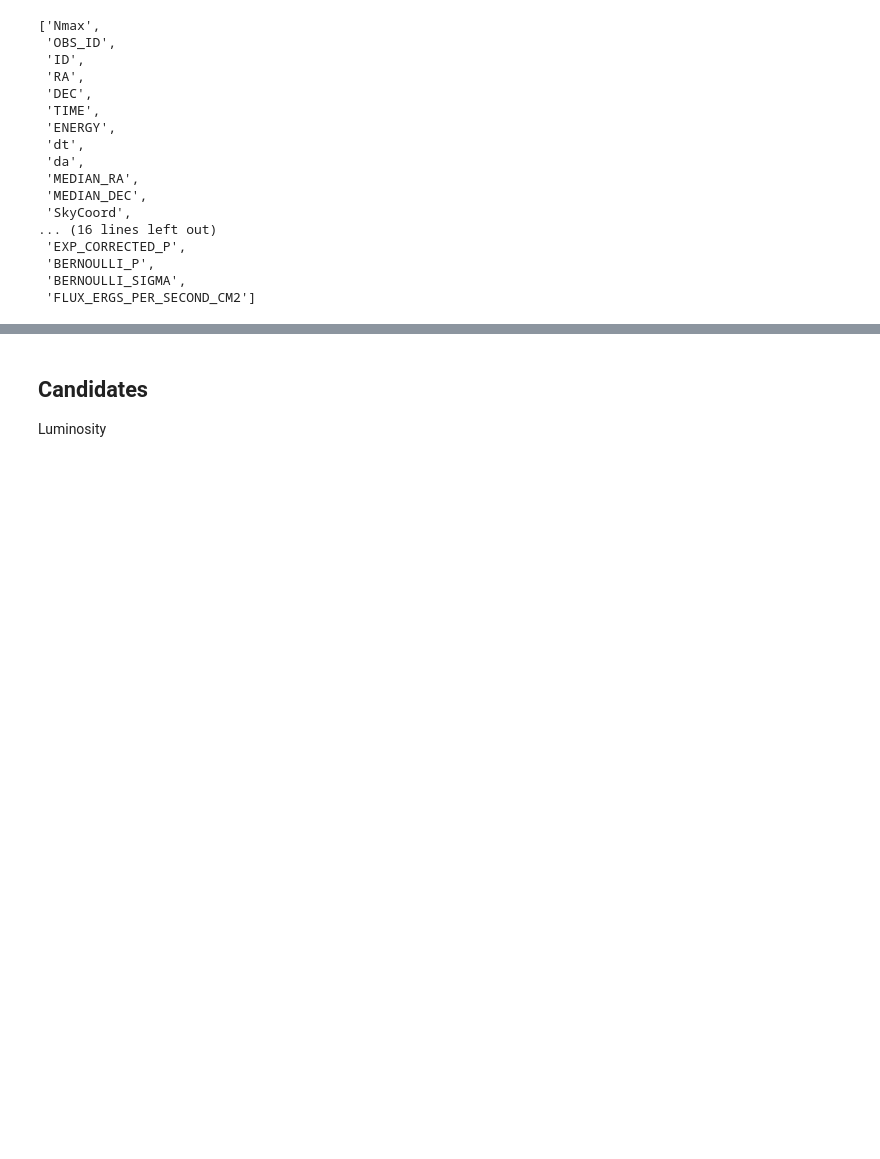
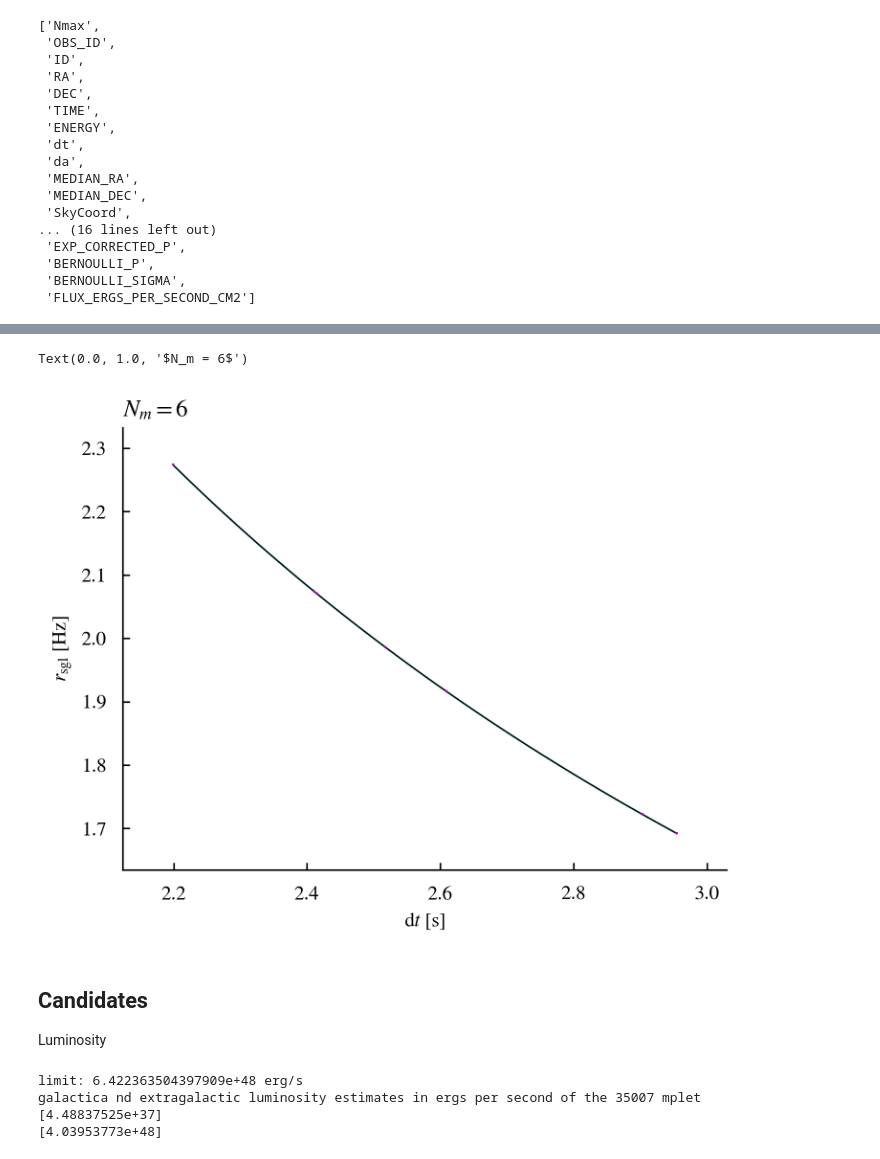
Before and after one commit to annanayjaitly/gamma_transients, a Jupyter notebook: testing/n4_analysis.ipynb, the cells around one changed output, grey strips where cells are left out. Drawn from its saved outputs; the diff is of its cells as text; code cells hidden in the pictures; blank space fills up the shorter version.

```diff
--- a/testing/n4_analysis.ipynb
+++ b/testing/n4_analysis.ipynb
@@ -152,13 +187,38 @@ ax.fill_between(xspace,ydown,yup)
+# %%
+xspace = np.linspace(min(X),max(X),int(1e3))
+yspace = recip(xspace,*p)
+yup = recip(xspace,*(p + 5*np.sqrt(np.diag(pcov))))
+ydown = recip(xspace,*(p - 5*np.sqrt(np.diag(pcov))))
+plt.plot(xspace,yspace)
+plt.scatter(X,Y,s=.1,c="m",marker="v",zorder=2)
+plt.fill_between(xspace,ydown,yup,color="c",alpha=.4)
+plt.xlabel(r"$\mathrm{d}t$ [s]")
+plt.ylabel(r"$r_\mathrm{sgl}$ [Hz]")
+ax = plt.gca()
+ax.set_title(fr"$N_m = {multip}$",loc="left")
+# plt.yscale("log")
+# %% [output]
+Text(0.0, 1.0, '$N_m = 6$')
+[figure, added]
 # %% [markdown]
 ## Candidates
 Luminosity
 # %%
+import numpy as np
 def luminosity(flux:float, distance_cm: float) -> float:
     return flux * 4 * np.pi * distance_cm **2
 
+print(f"limit: {luminosity(10**(-8.2),9e27)} erg/s")
+
+
 print("galactica nd extragalactic luminosity estimates in ergs per second of the 35007 mplet")
-for d in [3e22, 3e24 *  2863]: #10kpc galactic, 0.5z = 2863 Mpc xgal
+for d in [3e22, 3e24 *  3e3]: #10kpc galactic, 0.5z = 2863 Mpc xgal
     print(luminosity(rd.getCandidate(35007)["FLUX_ERGS_PER_SECOND_CM2"].data,d))
+# %% [output]
+limit: 6.422363504397909e+48 erg/s
+galactica nd extragalactic luminosity estimates in ergs per second of the 35007 mplet
+[4.48837525e+37]
+[4.03953773e+48]
 # %%
 cand = rd.getCandidate(35007)[0]
 toa_bkg = [180828547.77256322, 180828950.41976643, 180829178.5714972, 180829669.495579,180829828.01819682]
```
Also changed, not shown: parts of 10 cells of this notebook, 1 other file.
